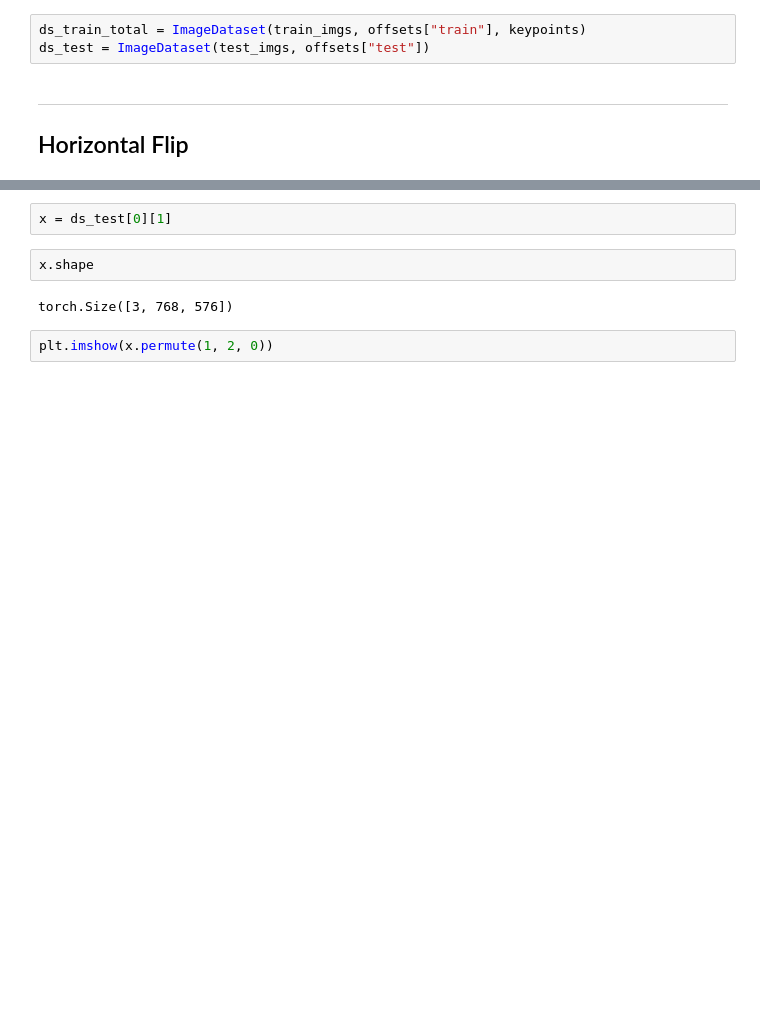
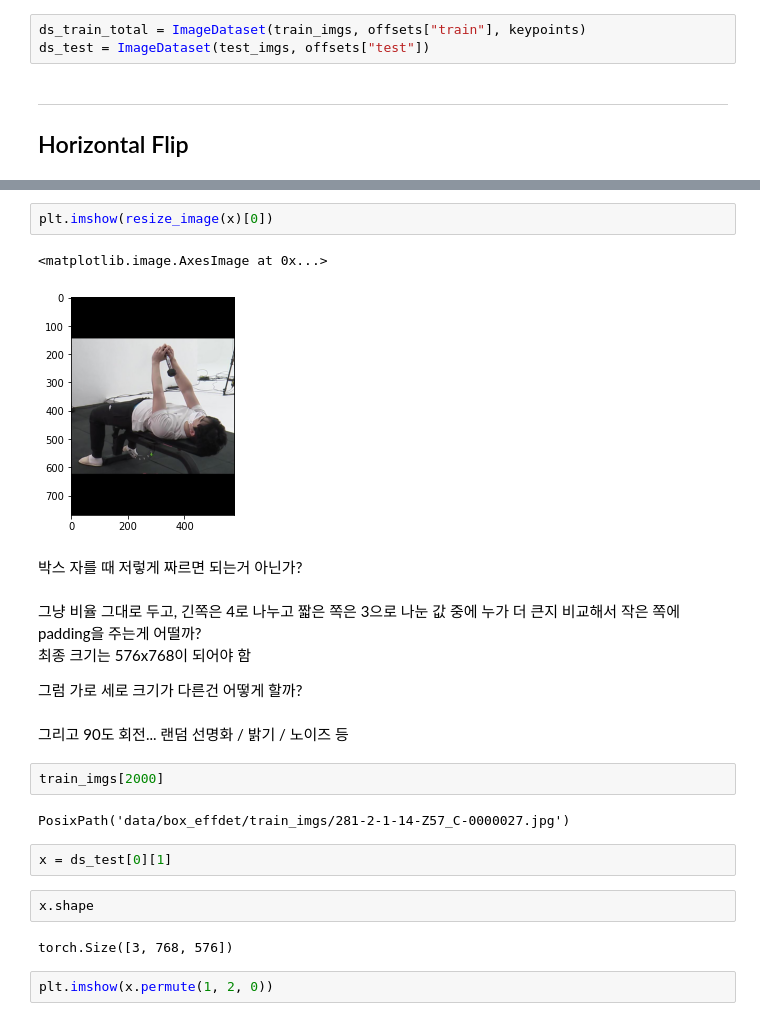
Before and after one commit to Kitsunetic/motion-keypoint, a Jupyter notebook: augmentation 연구.ipynb, the cells around one changed output, grey strips where cells are left out. Cells and saved outputs as stored; diff of their text form; blank space fills up the shorter version.

```diff
--- a/augmentation 연구.ipynb
+++ b/augmentation 연구.ipynb
@@ -94,3 +172,21 @@ ds_test = ImageDataset(test_imgs, offsets["test"])
+# %%
+plt.imshow(resize_image(x)[0])
+# %% [output]
+<matplotlib.image.AxesImage at 0x...>
+[figure, added]
+# %% [markdown]
+박스 자를 때 저렇게 짜르면 되는거 아닌가?
+# %% [markdown]
+그냥 비율 그대로 두고, 긴쪽은 4로 나누고 짧은 쪽은 3으로 나눈 값 중에 누가 더 큰지 비교해서 작은 쪽에 padding을 주는게 어떨까?
+최종 크기는 576x768이 되어야 함
+
+그럼 가로 세로 크기가 다른건 어떻게 할까?
+# %% [markdown]
+그리고 90도 회전... 랜덤 선명화 / 밝기 / 노이즈 등
+# %%
+train_imgs[2000]
+# %% [output]
+PosixPath('data/box_effdet/train_imgs/281-2-1-14-Z57_C-0000027.jpg')
 # %%
 x = ds_test[0][1]
 # %%
```
Also changed, not shown: parts of 19 cells of this notebook.
